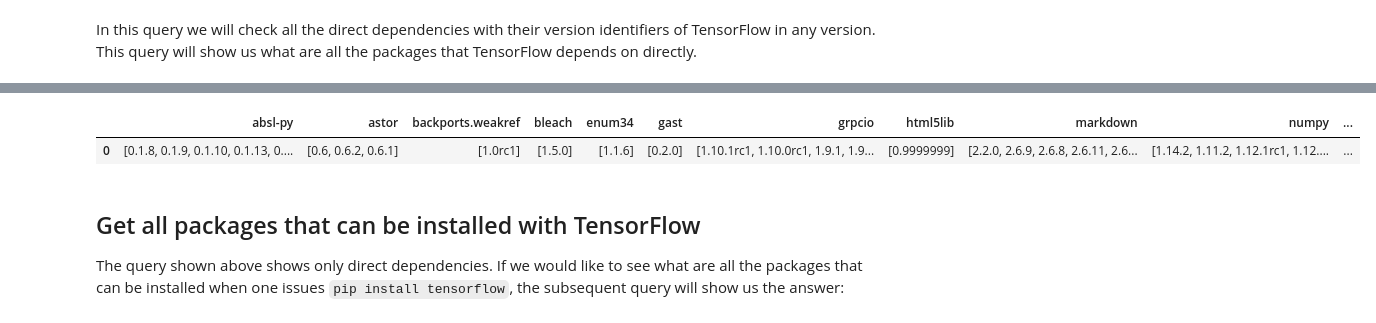
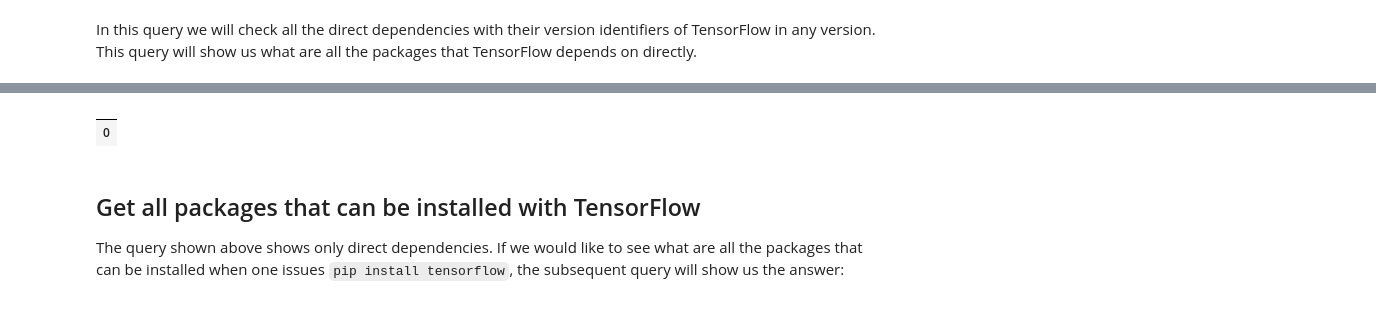
Before and after one commit to thoth-station/notebooks, a Jupyter notebook: notebooks/Initial queries to JanusGraph.ipynb, the cells around one changed output, grey strips where cells are left out. Saved outputs shown, nothing was run; the diff lists cells and outputs as text; code cells hidden in the pictures.

```diff
--- a/notebooks/Initial queries to JanusGraph.ipynb
+++ b/notebooks/Initial queries to JanusGraph.ipynb
@@ -32,7 +32,7 @@ Before we start querying the JanusGraph instance let's connect to it first:
 from thoth.storages.graph import GraphDatabase
 from thoth.lab import GraphQueryResult as gqr
 
-graph_db = GraphDatabase.create('localhost', port=8182)
+graph_db = GraphDatabase.create('10.8.253.255', port=8182)
 graph_db.connect()
 g = graph_db.g   # We will use raw Gremlin traversal in examples.
 # %% [markdown]
@@ -139,7 +113,8 @@ In this query we will check all the direct dependencies with their version ident
 
 gqr(
     g.V()
-    .has('__label__', 'python_package_version')
+    .has('ecosystem', 'pypi')
+    .has('__label__', 'python_package_version').has('__type__','vertex')
     .has('package_name', 'tensorflow')
     .outE().has('__label__', 'depends_on')
     .inV()
@@ -153,5 +128,5 @@ Wall time: 204 ms
-|  | absl-py | astor | backports.weakref | bleach | enum34 | gast | grpcio | html5lib | markdown | numpy | ... |
-| 0 | [0.1.8, 0.1.9, 0.1.10, 0.1.13, 0.... | [0.6, 0.6.2, 0.6.1] | [1.0rc1] | [1.5.0] | [1.1.6] | [0.2.0] | [1.10.1rc1, 1.10.0rc1, 1.9.1, 1.9... | [0.9999999] | [2.2.0, 2.6.9, 2.6.8, 2.6.11, 2.6... | [1.14.2, 1.11.2, 1.12.1rc1, 1.12.... | ... |
+|  |
+| 0 |
 # %% [markdown]
 ## Get all packages that can be installed with TensorFlow
 
```
Also changed, not shown: parts of 6 cells of this notebook, 3 other files.
